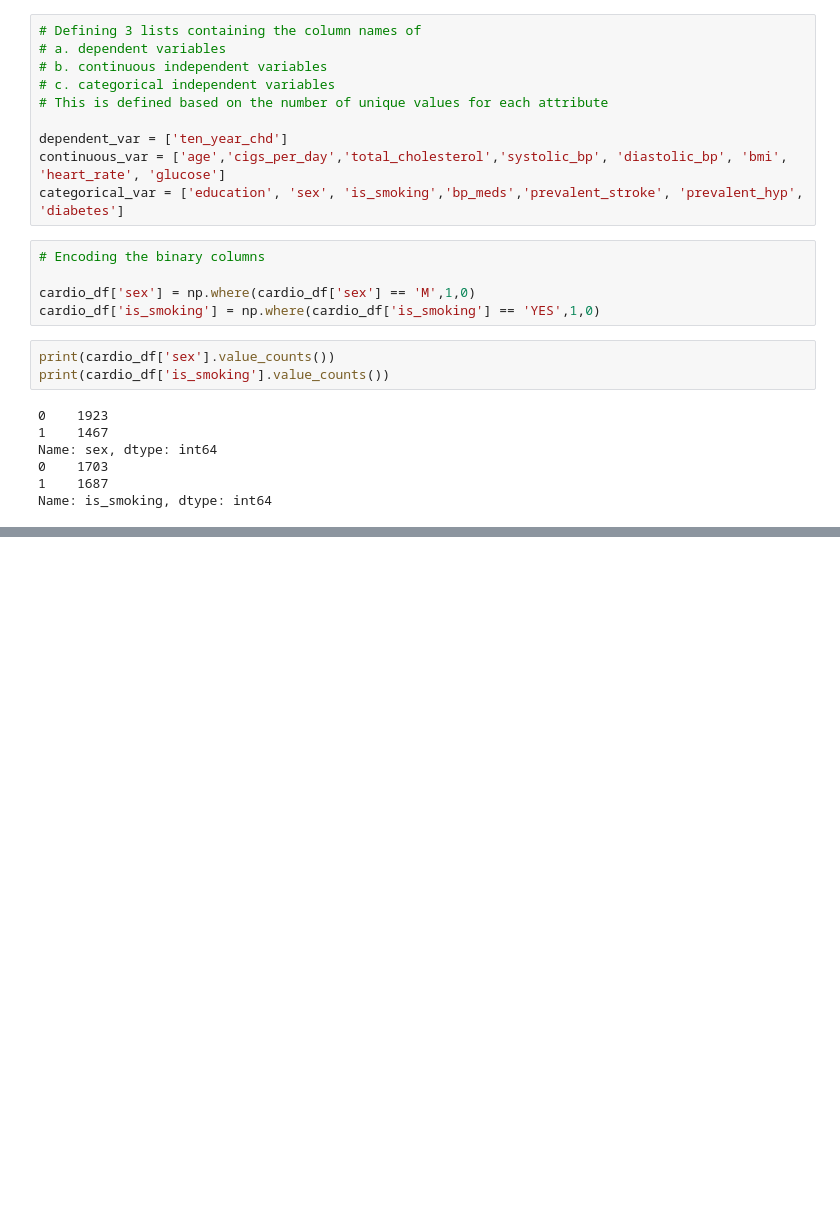
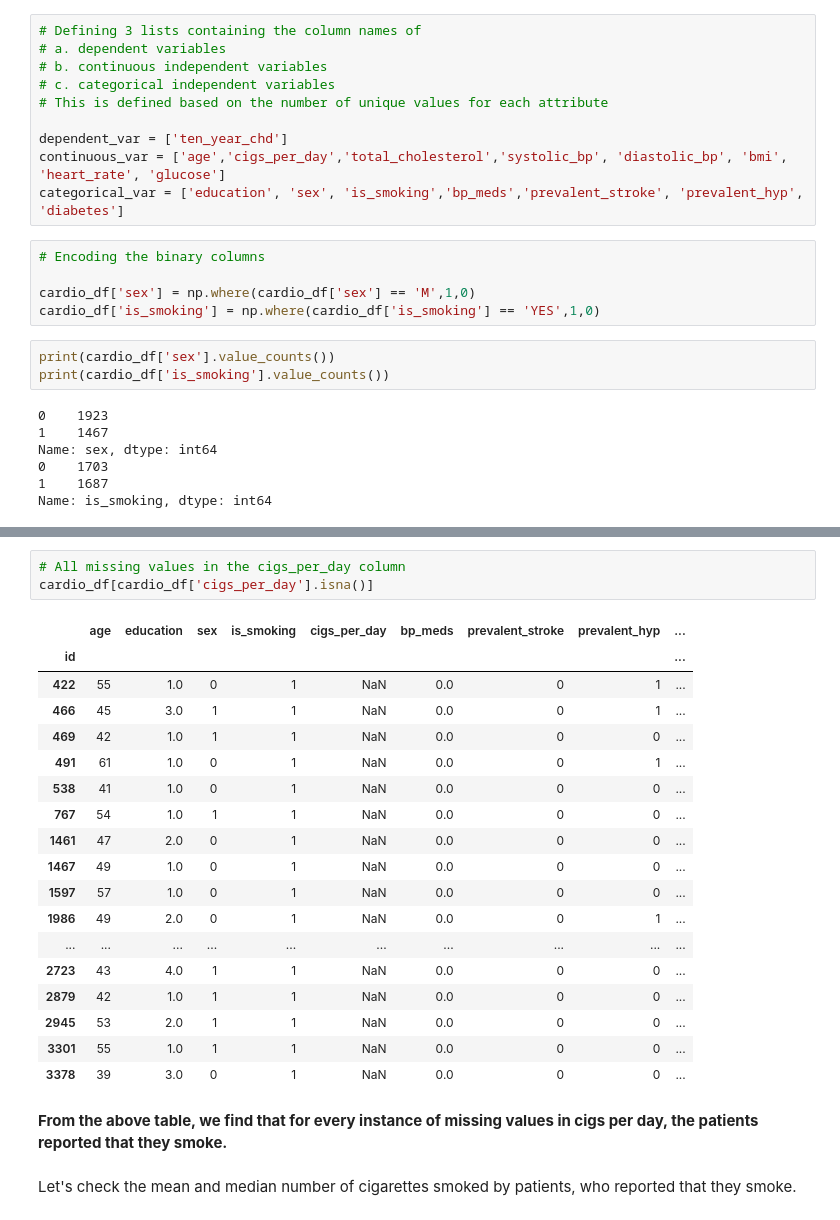
Before and after one commit to hamant-jagwan/Cardiovascular_Risk_Prediction--ML--Classification, a Jupyter notebook: Cardiovascular_Risk_Prediction.ipynb, the cells around one changed output, grey strips where cells are left out. Saved outputs shown, nothing was run; the diff lists cells and outputs as text; blank space fills up the shorter version.

```diff
--- a/Cardiovascular_Risk_Prediction.ipynb
+++ b/Cardiovascular_Risk_Prediction.ipynb
@@ -236,0 +298,26 @@ Name: is_smoking, dtype: int64
+# %%
+# All missing values in the cigs_per_day column
+cardio_df[cardio_df['cigs_per_day'].isna()]
+# %% [output]
+|  | age | education | sex | is_smoking | cigs_per_day | bp_meds | prevalent_stroke | prevalent_hyp | ... |
+| id |  |  |  |  |  |  |  |  | ... |
+| 422 | 55 | 1.0 | 0 | 1 | NaN | 0.0 | 0 | 1 | ... |
+| 466 | 45 | 3.0 | 1 | 1 | NaN | 0.0 | 0 | 1 | ... |
+| 469 | 42 | 1.0 | 1 | 1 | NaN | 0.0 | 0 | 0 | ... |
+| 491 | 61 | 1.0 | 0 | 1 | NaN | 0.0 | 0 | 1 | ... |
+| 538 | 41 | 1.0 | 0 | 1 | NaN | 0.0 | 0 | 0 | ... |
+| 767 | 54 | 1.0 | 1 | 1 | NaN | 0.0 | 0 | 0 | ... |
+| 1461 | 47 | 2.0 | 0 | 1 | NaN | 0.0 | 0 | 0 | ... |
+| 1467 | 49 | 1.0 | 0 | 1 | NaN | 0.0 | 0 | 0 | ... |
+| 1597 | 57 | 1.0 | 0 | 1 | NaN | 0.0 | 0 | 0 | ... |
+| 1986 | 49 | 2.0 | 0 | 1 | NaN | 0.0 | 0 | 1 | ... |
+| ... | ... | ... | ... | ... | ... | ... | ... | ... | ... |
+| 2723 | 43 | 4.0 | 1 | 1 | NaN | 0.0 | 0 | 0 | ... |
+| 2879 | 42 | 1.0 | 1 | 1 | NaN | 0.0 | 0 | 0 | ... |
+| 2945 | 53 | 2.0 | 1 | 1 | NaN | 0.0 | 0 | 0 | ... |
+| 3301 | 55 | 1.0 | 1 | 1 | NaN | 0.0 | 0 | 0 | ... |
+| 3378 | 39 | 3.0 | 0 | 1 | NaN | 0.0 | 0 | 0 | ... |
+# %% [markdown]
+**From the above table, we find that for every instance of missing values in cigs per day, the patients reported that they smoke.**
+# %% [markdown]
+Let's check the mean and median number of cigarettes smoked by patients, who reported that they smoke.
```
Also changed, not shown: parts of 15 cells of this notebook.
